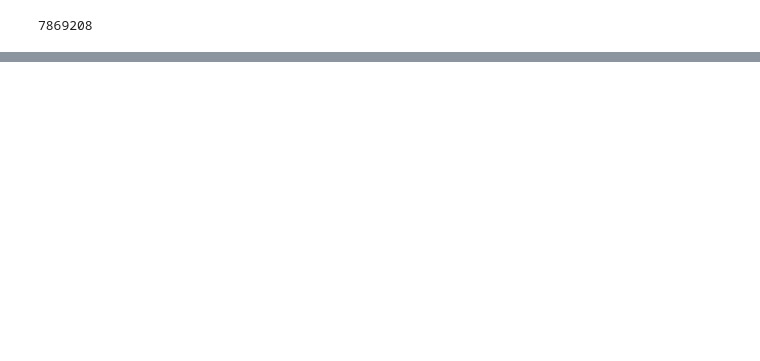
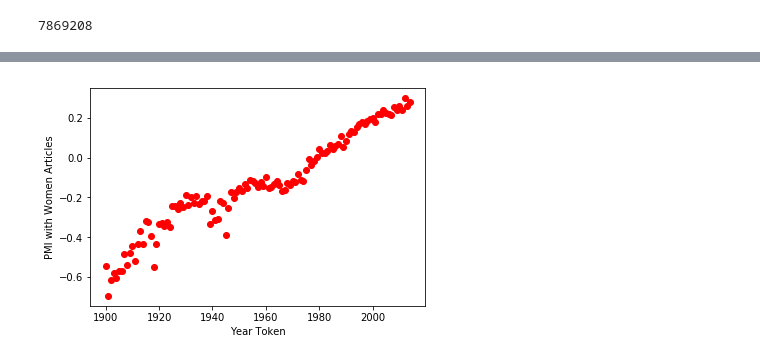
Before and after one commit to vfoss/w266-final, a Jupyter notebook: Wiki Parsing.ipynb, the cells around one changed output, grey strips where cells are left out. Saved outputs shown, nothing was run; the diff lists cells and outputs as text; code cells hidden in the pictures; blank space fills up the shorter version.

Commit message:
Computing PMI with Gender

```diff
--- a/Wiki Parsing.ipynb
+++ b/Wiki Parsing.ipynb
@@ -118,3 +122,7 @@ wiki_ids_with_gender = set([str(x) for x in gender_label_table["wiki id"]])
 len(gender_label_table)
 # %% [output]
 862171
+# %%
+is_male = {}
+for _, row in gender_label_table.iterrows():
+    is_male[str(row["wiki id"])] = (row["gender"] == 'MALE')
@@ -180,6 +192,8 @@ That takes about 17.5 minutes to run.  This reduces the file from 5.8GB to 5.1GB
 
 # Creating a Vocabulary
 # %%
+#Don't run this
+
 fp = FloatProgress(min=0, max=850399)
 uw = IntText(value=0, description="Unique")
 display(fp, uw)
@@ -189,6 +203,7 @@ word_count = 0
 
 article_ids = set()
 vocab_mapping = {}
+vocab_writer = open("data/vocab", "w")
 
 start = time.time()
 try:
@@ -205,8 +220,10 @@ try:
                 if val == -1:
                     word_count += 1
                     vocab_mapping[word] = word_count
+                    vocab_writer.write(word + " " + str(word_count) + "\n")
 
 finally:
+    vocab_writer.close()
     print("Articles:", article_count, "Time:", (time.time() - start), "seconds")
 # %% [output]
 A Jupyter Widget
@@ -222,0 +287,19 @@ vocab_mapping["death"]
+# %%
+class PMICalculator:
+
+    def __init__(self, counter1, counter2, n1, n2):
+        self.counter1 = counter1
+        self.counter2 = counter2
+        self.n1 = n1
+        self.n2 = n2
+        self.lpc1 = log(n1 / (n1 + n2))
+
+    def pmi(self, word):
+        try:
+            return (log(self.counter1[word]) -
+            self.lpc1 -
+            log(self.counter1[word] + self.counter2[word]))
+        except ValueError:
+            return 0
+# %%
+pc = PMICalculator(female_counter, male_counter, 130576, 718413)
@@ -222,0 +351,9 @@ vocab_mapping["death"]
+# %%
+plt.plot(range(1900,2015), [pc.pmi(str(i)) for i in range(1900, 2015)], 'ro')
+#plt.axis([0, 6, 0, 20])
+plt.xlabel('Year Token')
+plt.ylabel('PMI with Women Articles')
+#plt.title('Histogram of IQ')
+plt.show()
+# %% [output]
+[figure, added]
```
Also changed, not shown: parts of 19 cells of this notebook, 1 other file.
